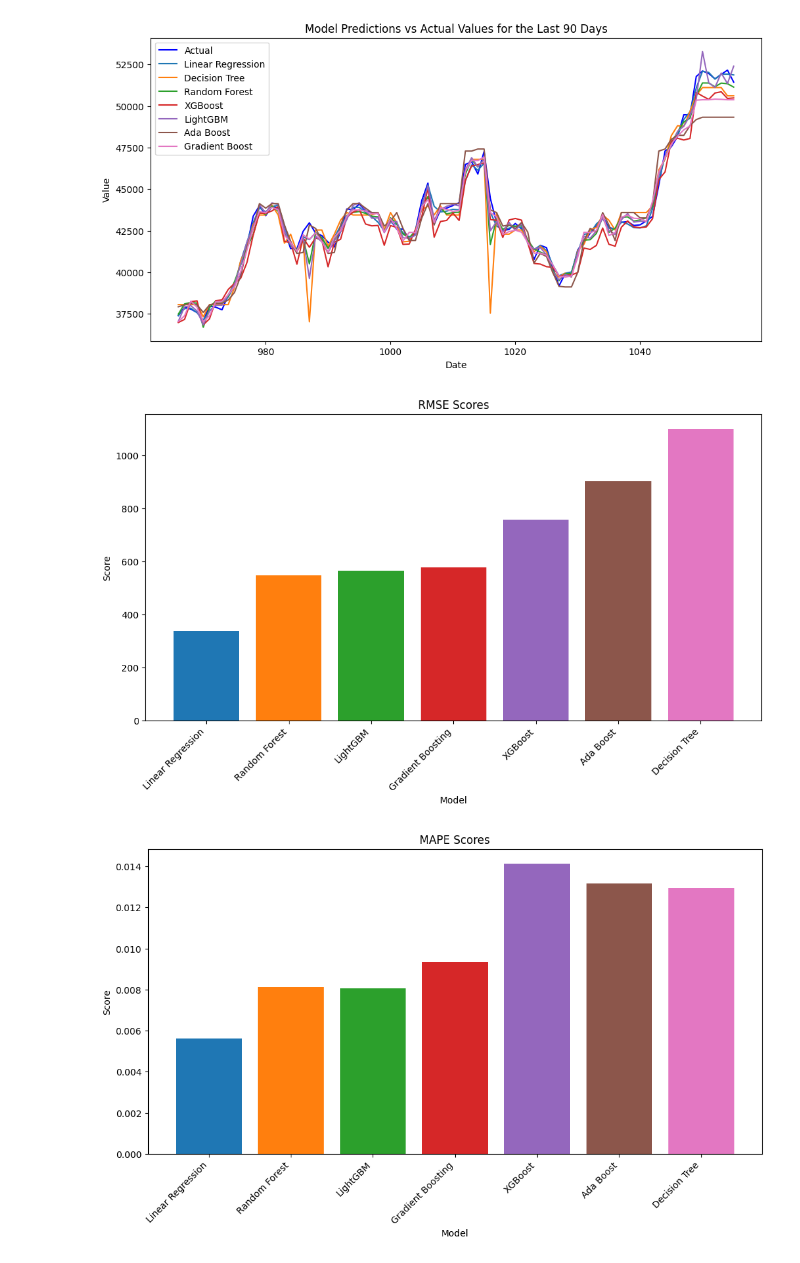
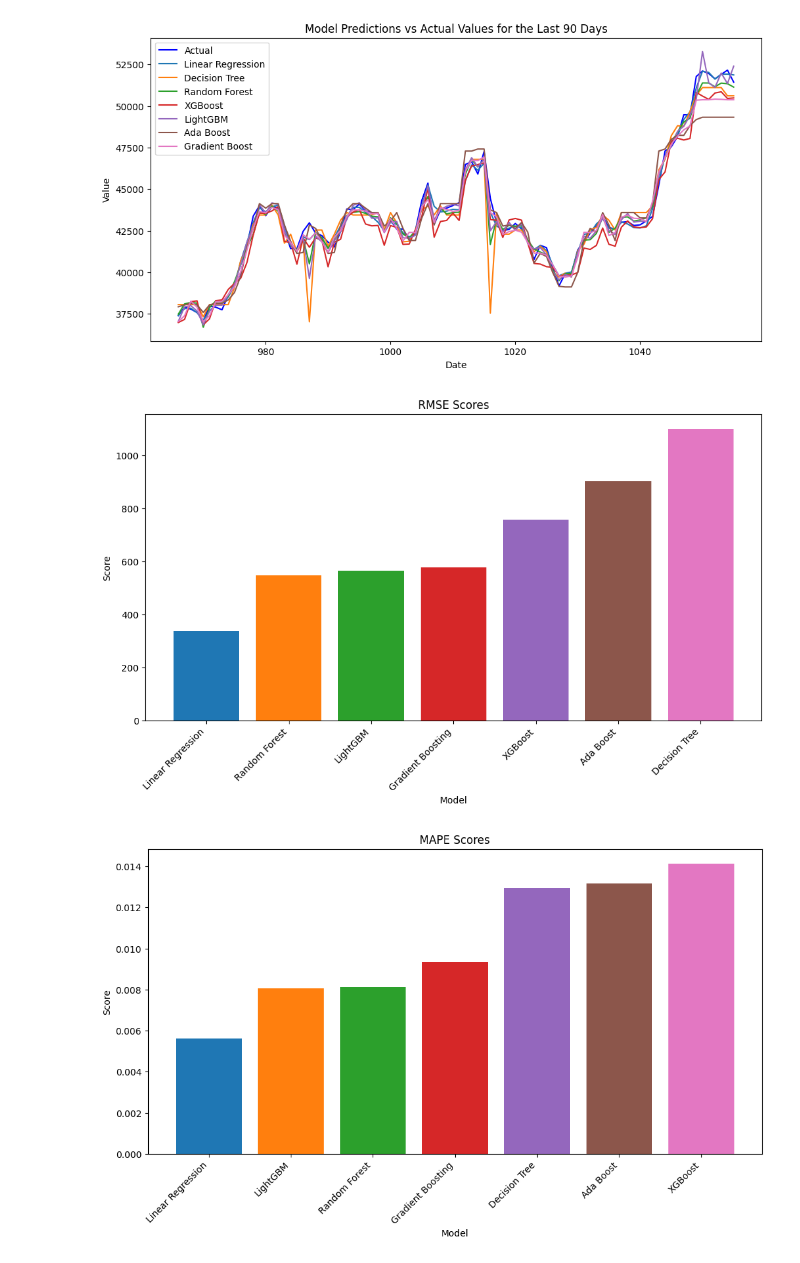
Before and after one commit to muratmertguler/MLOps, a Jupyter notebook: src/Models/ml_models.ipynb, the cells around one changed output. Drawn from its saved outputs; the diff is of its cells as text; code cells hidden in the pictures.

```diff
--- a/src/Models/ml_models.ipynb
+++ b/src/Models/ml_models.ipynb
@@ -270,28 +270,29 @@ plt.show()
 # %%
 scores_df = pd.DataFrame({
     'Model': [item[0] for item in rmse_scores],
     'RMSE': [item[1] for item in rmse_scores],
     'MAPE': [item[1] for item in mape_scores]
 })
 
 scores_df = scores_df.sort_values(by='RMSE')
+scores_df_mape = scores_df.sort_values(by='MAPE')
 colors = plt.cm.tab10(np.arange(len(scores_df)))
 
 plt.figure(figsize=(12, 6))
 plt.bar(scores_df['Model'], scores_df['RMSE'], color=colors)
 plt.title('RMSE Scores')
 plt.xlabel('Model')
 plt.ylabel('Score')
 plt.xticks(rotation=45, ha='right')
 plt.show()
 
 plt.figure(figsize=(12, 6))
-plt.bar(scores_df['Model'], scores_df['MAPE'], color=colors)
+plt.bar(scores_df_mape['Model'], scores_df_mape['MAPE'], color=colors)
 plt.title('MAPE Scores')
 plt.xlabel('Model')
 plt.ylabel('Score')
 plt.xticks(rotation=45, ha='right')
 plt.show()
 # %% [output]
 [figure]
-[figure, old version]
+[figure, new version]
```
